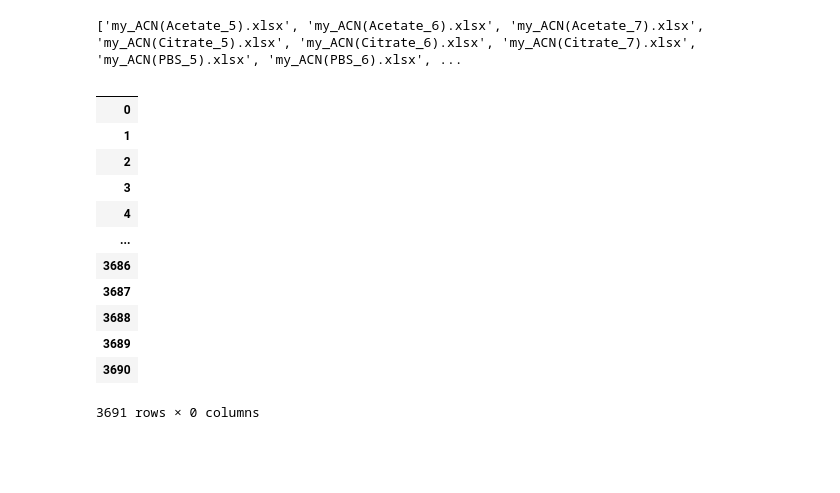
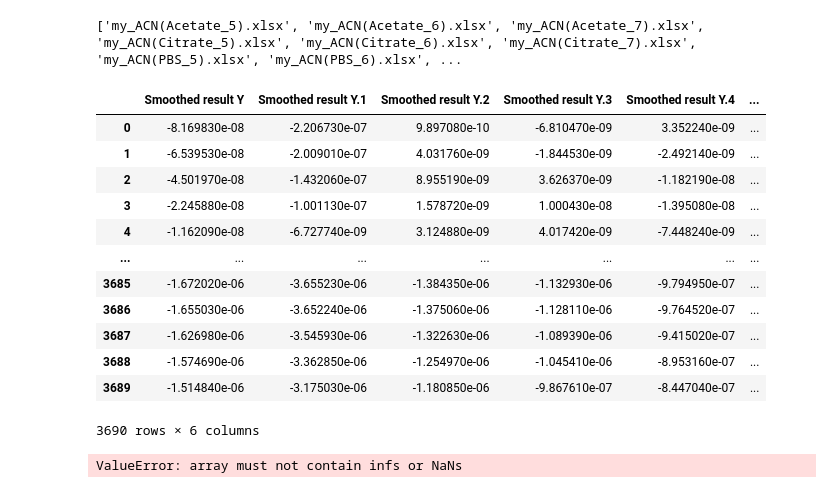
Before and after one commit to Sawon10/project-system-identification, a Jupyter notebook: code/project.ipynb, the cells around one changed output. Saved outputs shown, nothing was run; the diff lists cells and outputs as text; code cells hidden in the pictures; blank space fills up the shorter version.

```diff
--- a/code/project.ipynb
+++ b/code/project.ipynb
@@ -29,18 +43,18 @@ for file in file_list:
 # %%
 print(list(data_dict.keys()))
-data_dict['my_ACN(Acetate_5).xlsx']
+data_dict['my_ACN(PBS_7).xlsx']
 # %% [output]
 ['my_ACN(Acetate_5).xlsx', 'my_ACN(Acetate_6).xlsx', 'my_ACN(Acetate_7).xlsx', 'my_ACN(Citrate_5).xlsx', 'my_ACN(Citrate_6).xlsx', 'my_ACN(Citrate_7).xlsx', 'my_ACN(PBS_5).xlsx', 'my_ACN(PBS_6).xlsx', ...
-|  |
-| 0 |
-| 1 |
-| 2 |
-| 3 |
-| 4 |
-| ... |
-| 3686 |
-| 3687 |
-| 3688 |
-| 3689 |
-| 3690 |
+|  | Smoothed result Y | Smoothed result Y.1 | Smoothed result Y.2 | Smoothed result Y.3 | Smoothed result Y.4 | ... |
+| 0 | -8.169830e-08 | -2.206730e-07 | 9.897080e-10 | -6.810470e-09 | 3.352240e-09 | ... |
+| 1 | -6.539530e-08 | -2.009010e-07 | 4.031760e-09 | -1.844530e-09 | -2.492140e-09 | ... |
+| 2 | -4.501970e-08 | -1.432060e-07 | 8.955190e-09 | 3.626370e-09 | -1.182190e-08 | ... |
+| 3 | -2.245880e-08 | -1.001130e-07 | 1.578720e-09 | 1.000430e-08 | -1.395080e-08 | ... |
+| 4 | -1.162090e-08 | -6.727740e-09 | 3.124880e-09 | 4.017420e-09 | -7.448240e-09 | ... |
+| ... | ... | ... | ... | ... | ... | ... |
+| 3685 | -1.672020e-06 | -3.655230e-06 | -1.384350e-06 | -1.132930e-06 | -9.794950e-07 | ... |
+| 3686 | -1.655030e-06 | -3.652240e-06 | -1.375060e-06 | -1.128110e-06 | -9.764520e-07 | ... |
+| 3687 | -1.626980e-06 | -3.545930e-06 | -1.322630e-06 | -1.089390e-06 | -9.415020e-07 | ... |
+| 3688 | -1.574690e-06 | -3.362850e-06 | -1.254970e-06 | -1.045410e-06 | -8.953160e-07 | ... |
+| 3689 | -1.514840e-06 | -3.175030e-06 | -1.180850e-06 | -9.867610e-07 | -8.447040e-07 | ... |
-3691 rows × 0 columns
+3690 rows × 6 columns
@@ -46,0 +70,6 @@ data_dict['my_ACN(Acetate_5).xlsx']
+# %%
+detrended_data_dict = dict()
+for key in list(data_dict.keys()):
+    detrended_data_dict[key] = detrended_data(data_dict[key])
+# %% [output]
+ValueError: array must not contain infs or NaNs
```
Also changed, not shown: parts of 4 cells of this notebook.
